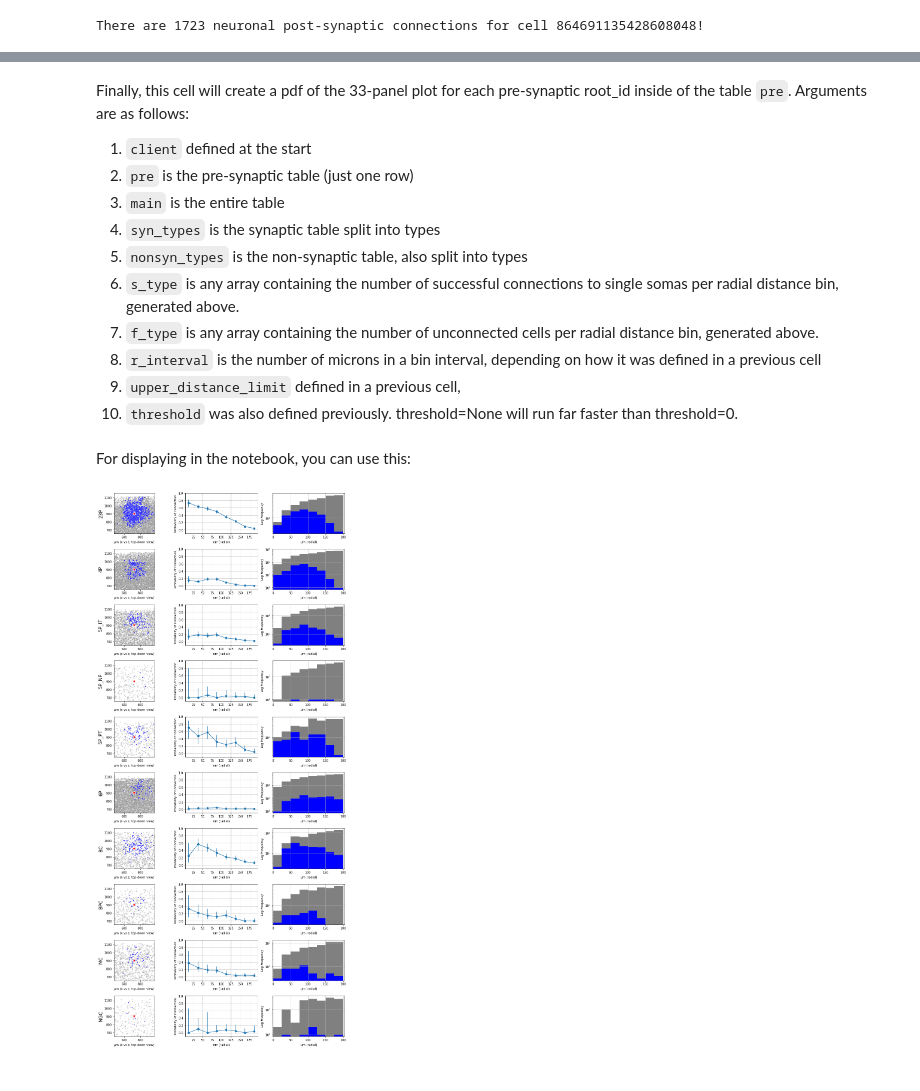
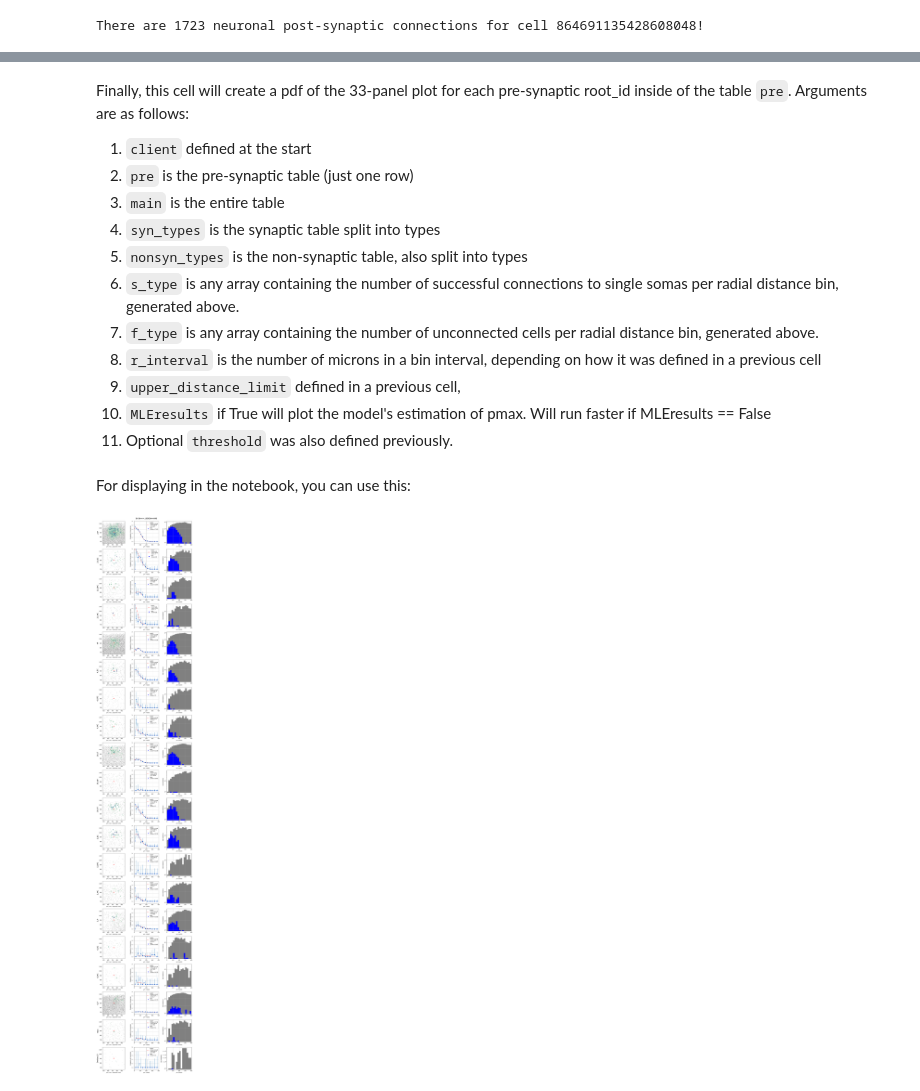
Before and after one commit to ceesem/DistanceDependentConnectivity, a Jupyter notebook: notebooks/confidenceinterval_plotting.ipynb, the cells around one changed output, grey strips where cells are left out. Cells and saved outputs as stored; diff of their text form; code cells hidden in the pictures.

```diff
--- a/notebooks/confidenceinterval_plotting.ipynb
+++ b/notebooks/confidenceinterval_plotting.ipynb
@@ -27,3 +41,5 @@ df = client.materialize.query_table(presyn_df[0],split_positions=True)
+# %%
+df = make_tables.rename_by_layer(df,depths,depth_names)
 # %% [markdown]
 Put your pre-synaptic root_id's here...
 # %%
@@ -54 +70,14 @@ len(pre_23P)
+# %%
+cell_types = ['23_BC','23_MC','23_BPC','4_BC','4_MC','4_BPC','5_BC','5_MC','5_BPC']
+
+pre_df,pre_many = [],[]
+for i in range(len(cell_types)):
+    pre_grab = df.query(f"cell_type == @cell_types[{i}]")
+    pre_df.append(pre_grab)
+for i in range(len(cell_types)):
+    pre_type = []
+    for j in range(len(pre_df[i])):
+        p = pre_df[i].iloc[[j]]
+        pre_type.append(p)
+    pre_many.append(pre_type)
 # %% [markdown]
@@ -64,7 +94,7 @@ main,syn,nonsyn = [],[],[]
 badroots = []
 for i in tqdm(range(len(pre))):
     try:
-        m,s,n = make_tables.build_tables(client,pre[i])
+        m,s,n = make_tables.build_tables(client,pre[i],depths,depth_names)
         main.append(m)
         syn.append(s)
         nonsyn.append(n)
@@ -92,10 +122,10 @@ The tables will be referenced as such:
 - `s_type` contains the number of cells per bin that IS connected (success) with that bin
 # %%
 r_interval = 25
-up = 200
+up = 400
 threshold = 40
-main_types,syn_types,nonsyn_types,f_type,s_type = make_tables.final_prep(main,syn,nonsyn,r_interval,up,threshold=None)
-main_thresh,syn_thresh,nonsyn_thresh,main_types_thresh,syn_types_thresh,nonsyn_types_thresh,f_type_thresh,s_type_thresh = make_tables.final_prep(main,syn,nonsyn,r_interval,up,threshold)
+main_types,syn_types,nonsyn_types,f_type,s_type = make_tables.final_prep(main,syn,nonsyn,r_interval,up)
+main_thresh,syn_thresh,nonsyn_thresh,main_types_thresh,syn_types_thresh,nonsyn_types_thresh,f_type_thresh,s_type_thresh = make_tables.final_prep(main,syn,nonsyn,r_interval,up,threshold=threshold)
 # %% [markdown]
 Finally, this cell will create a pdf of the 33-panel plot for each pre-synaptic root_id inside of the table `pre`. Arguments are as follows:
 1. `client` defined at the start
@@ -107,5 +137,6 @@ Finally, this cell will create a pdf of the 33-panel plot for each pre-synaptic
 7. `f_type` is any array containing the number of unconnected cells per radial distance bin, generated above.
 8. `r_interval` is the number of microns in a bin interval, depending on how it was defined in a previous cell
 9. `upper_distance_limit` defined in a previous cell,
-10. `threshold` was also defined previously. threshold=None will run far faster than threshold=0.
+10. `MLEresults` if True will plot the model's estimation of pmax. Will run faster if MLEresults == False
+10. Optional `threshold` was also defined previously.
 # %%
@@ -114,7 +145,8 @@ plot.makepdfs(client,pre,main,syn_types_thresh,nonsyn_types,s_type_thresh,f_type
 # %% [markdown]
 For displaying in the notebook, you can use this:
 # %%
-filename = 'NotNeeded'
-plot.threepanels_pertype(main[0],pre[0],syn_types[0],nonsyn_types[0],s_type[0],f_type[0],r_interval,up,filename,display=True)
+filename = 'BC-864691135428608048'
+cell = 0
+plot.threepanels_pertype(main[cell],pre[cell],syn_types[cell],nonsyn_types[cell],s_type[cell],f_type[cell],r_interval,up,filename,MLEresults=True,display=True)
 # %% [output]
-[figure, old version]
+[figure, new version]
```
Also changed, not shown: parts of 11 cells of this notebook, 9 other files.
